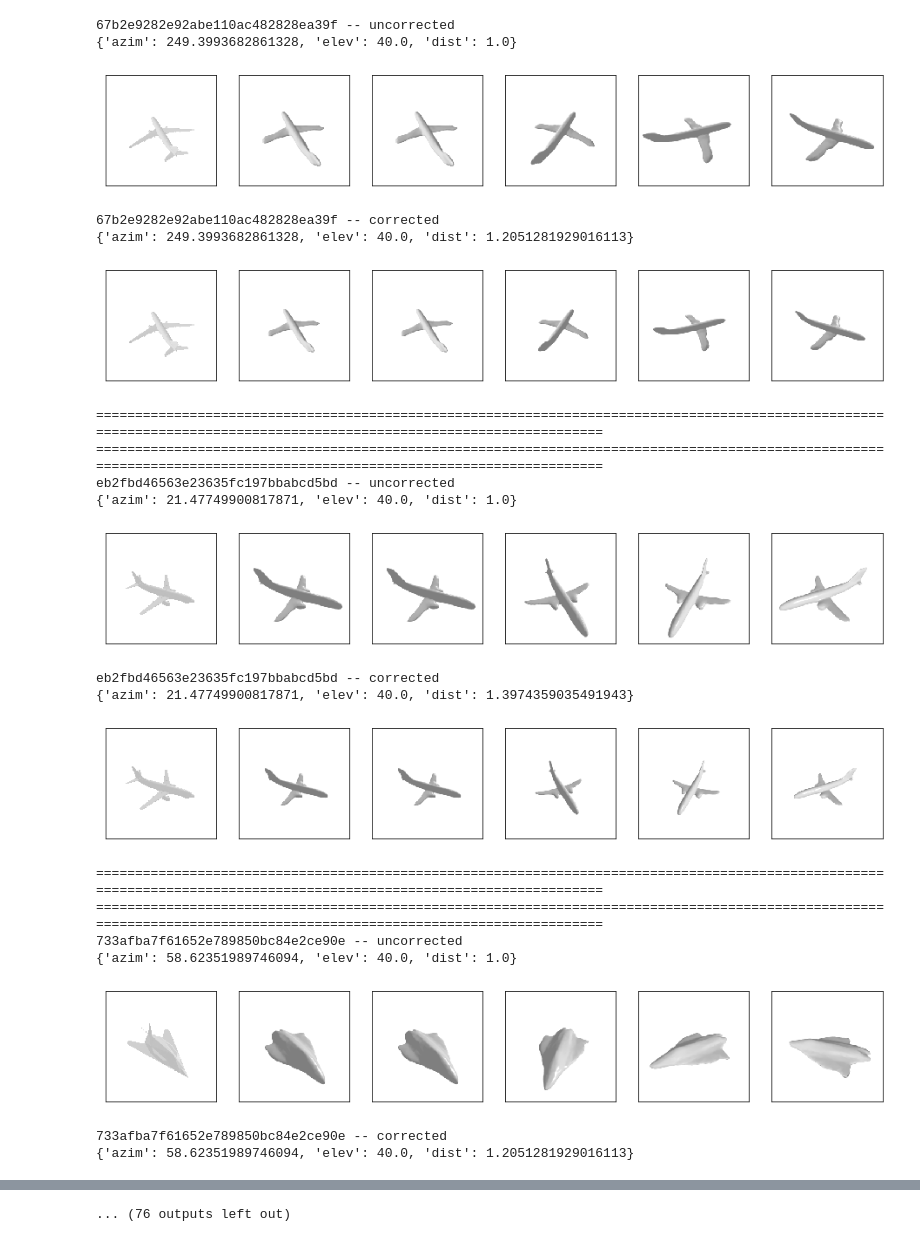
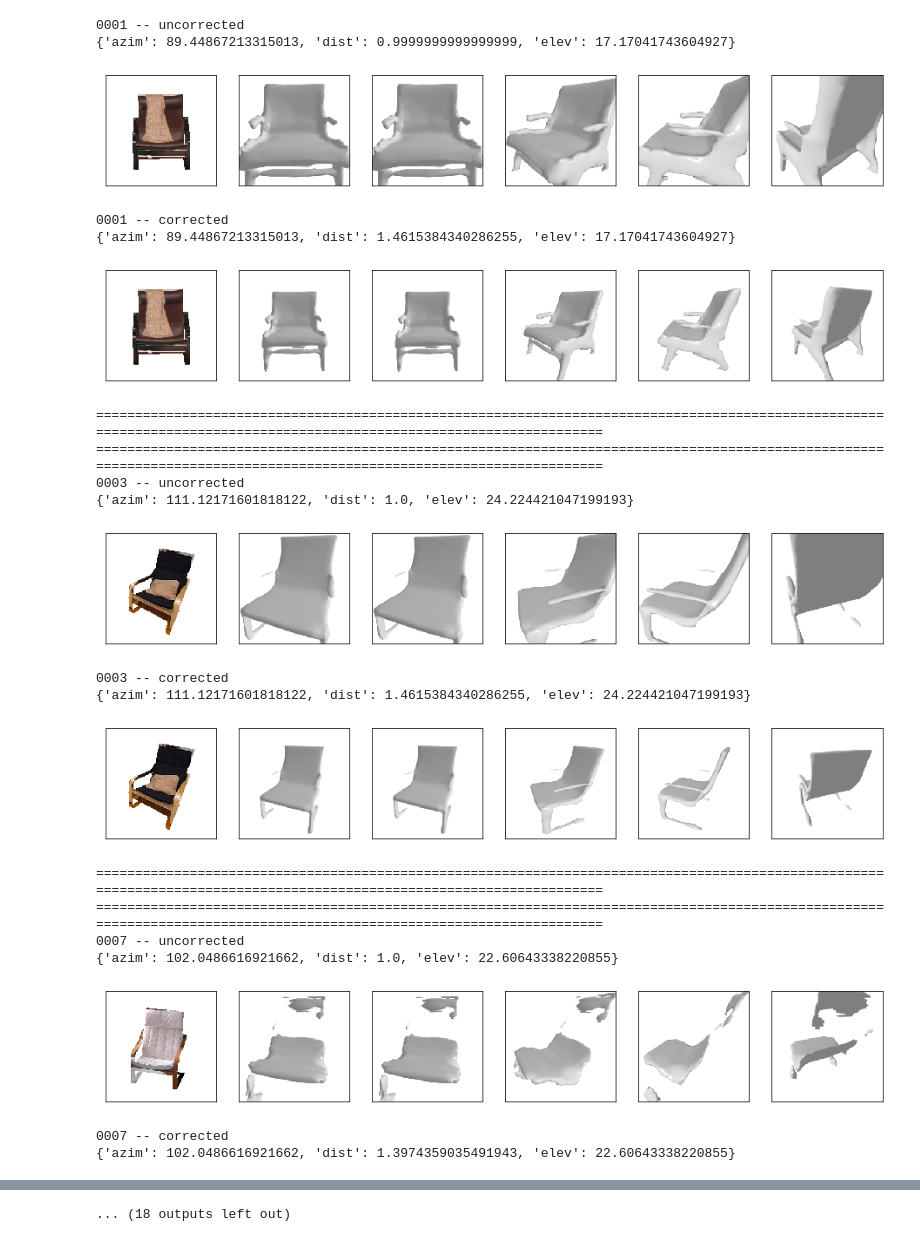
Before and after one commit to b7leung/sil_consistent_at_inference, a Jupyter notebook: data_prep_tools/correct_dists_for_original_recs.ipynb, the cells around one changed output, grey strips where cells are left out. Cells and saved outputs as stored; diff of their text form; code cells hidden in the pictures.

Commit message:
after cvpr rebuttal

```diff
--- a/data_prep_tools/correct_dists_for_original_recs.ipynb
+++ b/data_prep_tools/correct_dists_for_original_recs.ipynb
@@ -21,11 +23,15 @@ import torch
 from utils import general_utils, visualization_tools, eval_utils
 # %%
 device = torch.device("cuda:0")
-classes = ["02691156"]
+classes = ["chair"]
+
 # path to the reconstruction dir. Must contain a "data_info".yaml file with its input_image_dir specified
 # then, the input_image_dir must have a renders_camera_params.pt specifying the poses
+#input_dir_mesh_temp = "/home/svcl-oowl/brandon/research/CVPR_2021_REFINE/occupancy_networks/out/pytorch3d_renders_training/{}/generation/meshes"
+input_dir_mesh_temp = "/home/svcl-oowl/brandon/research/CVPR_2021_REFINE/occupancy_networks/out/pix3d/{}/generation/meshes"
+
 for class_name in classes:
-    input_dir_mesh = "/home/svcl-oowl/brandon/research/CVPR_2021_REFINE/occupancy_networks/out/pytorch3d_renders_training/{}/generation/meshes".format(class_name)
+    input_dir_mesh = input_dir_mesh_temp.format(class_name)
 
     # obtaining corresponding img dir using data_info.yaml
     with open(os.path.join(input_dir_mesh, "data_info.yaml"), 'r') as f:
@@ -33,8 +39,17 @@ for class_name in classes:
     # getting uncorrected gt poses inside img dir
     uncorrected_pred_poses_dict = pickle.load(open(os.path.join(input_dir_img, "renders_camera_params.pt"), "rb"))
 
+    # filtering uncorrected_pred_poses_dict so that only existing meshes/imgs will be in it; this step is mostly for pix3d
+    filtered_uncorrected_pred_poses_dict = {}
+    for instance in uncorrected_pred_poses_dict:
+        img_path = os.path.join(input_dir_img, instance + ".png")
+        mesh_path = os.path.join(input_dir_mesh, instance + ".obj")
+        if os.path.exists(img_path) and os.path.exists(mesh_path):
+            filtered_uncorrected_pred_poses_dict[instance] = uncorrected_pred_poses_dict[instance]
+    print("Filtered pose dict based on existing imgs/meshes, from {} -> {} keys".format(len(uncorrected_pred_poses_dict), len(filtered_uncorrected_pred_poses_dict)))
+
     # correcting and saving the pose distances, to fit the reconstructions
-    corrected_pred_poses_dict = general_utils.correct_dists(input_dir_img, input_dir_mesh, uncorrected_pred_poses_dict, device, num_dists=40)
+    corrected_pred_poses_dict = general_utils.correct_dists(input_dir_img, input_dir_mesh, filtered_uncorrected_pred_poses_dict, device, num_dists=40)
     corrected_pred_poses_path = os.path.join(input_dir_mesh, "rec_camera_params.pt")
     pickle.dump(corrected_pred_poses_dict, open(corrected_pred_poses_path,"wb"))
 # %% [output]
@@ -58,50 +73,50 @@ skipped 6dedeb5b87ee318b2154ead1f7ab03aa
 # %%
 show_num = 20
 uncorrected_pred_poses_dict = pickle.load(open(os.path.join(input_dir_img, "renders_camera_params.pt"), "rb"))
 corrected_pred_poses_dict = pickle.load(open(os.path.join(input_dir_mesh, "rec_camera_params.pt"), "rb"))
 
-for i, instance in enumerate(uncorrected_pred_poses_dict):
+for i, instance in enumerate(corrected_pred_poses_dict):
     input_img_path = os.path.join(input_dir_img,"{}.png".format(instance))
     input_image = np.asarray(Image.open(input_img_path))
     input_mesh_path = os.path.join(input_dir_mesh,"{}.obj".format(instance))
     input_mesh = general_utils.load_untextured_mesh(input_mesh_path, device)
 
     print("{} -- uncorrected".format(instance))
     print(uncorrected_pred_poses_dict[instance])
     dist = uncorrected_pred_poses_dict[instance]["dist"]
     elev = uncorrected_pred_poses_dict[instance]["elev"]
     azim = uncorrected_pred_poses_dict[instance]["azim"]
     visualization_tools.show_refinement_results(input_image, input_mesh, input_mesh, dist, elev, azim, device)
 
     print("{} -- corrected".format(instance))
     print(corrected_pred_poses_dict[instance])
     dist = corrected_pred_poses_dict[instance]["dist"]
     elev = corrected_pred_poses_dict[instance]["elev"]
     azim = corrected_pred_poses_dict[instance]["azim"]
     visualization_tools.show_refinement_results(input_image, input_mesh, input_mesh, dist, elev, azim, device)
     if i > show_num:
         break
     print("======================================================================================================================================================================")
     print("======================================================================================================================================================================")
 # %% [output]
-67b2e9282e92abe110ac482828ea39f -- uncorrected
-{'azim': 249.3993682861328, 'elev': 40.0, 'dist': 1.0}
+0001 -- uncorrected
+{'azim': 89.44867213315013, 'dist': 0.9999999999999999, 'elev': 17.17041743604927}
-[figure, old version]
+[figure, new version]
-67b2e9282e92abe110ac482828ea39f -- corrected
-{'azim': 249.3993682861328, 'elev': 40.0, 'dist': 1.2051281929016113}
+0001 -- corrected
+{'azim': 89.44867213315013, 'dist': 1.4615384340286255, 'elev': 17.17041743604927}
-[figure, old version]
+[figure, new version]
 ======================================================================================================================================================================
 ======================================================================================================================================================================
-eb2fbd46563e23635fc197bbabcd5bd -- uncorrected
-{'azim': 21.47749900817871, 'elev': 40.0, 'dist': 1.0}
+0003 -- uncorrected
+{'azim': 111.12171601818122, 'dist': 1.0, 'elev': 24.224421047199193}
-[figure, old version]
+[figure, new version]
-eb2fbd46563e23635fc197bbabcd5bd -- corrected
-{'azim': 21.47749900817871, 'elev': 40.0, 'dist': 1.3974359035491943}
+0003 -- corrected
+{'azim': 111.12171601818122, 'dist': 1.4615384340286255, 'elev': 24.224421047199193}
-[figure, old version]
+[figure, new version]
 ======================================================================================================================================================================
 ======================================================================================================================================================================
-733afba7f61652e789850bc84e2ce90e -- uncorrected
-{'azim': 58.62351989746094, 'elev': 40.0, 'dist': 1.0}
+0007 -- uncorrected
+{'azim': 102.0486616921662, 'dist': 1.0, 'elev': 22.60643338220855}
-[figure, old version]
+[figure, new version]
-733afba7f61652e789850bc84e2ce90e -- corrected
-{'azim': 58.62351989746094, 'elev': 40.0, 'dist': 1.2051281929016113}
+0007 -- corrected
+{'azim': 102.0486616921662, 'dist': 1.3974359035491943, 'elev': 22.60643338220855}
@@ -109 +124 @@ eb2fbd46563e23635fc197bbabcd5bd -- corrected
-... (76 outputs left out)
+... (18 outputs left out)
```
Also changed, not shown: parts of 3 cells of this notebook, 37 other files.
